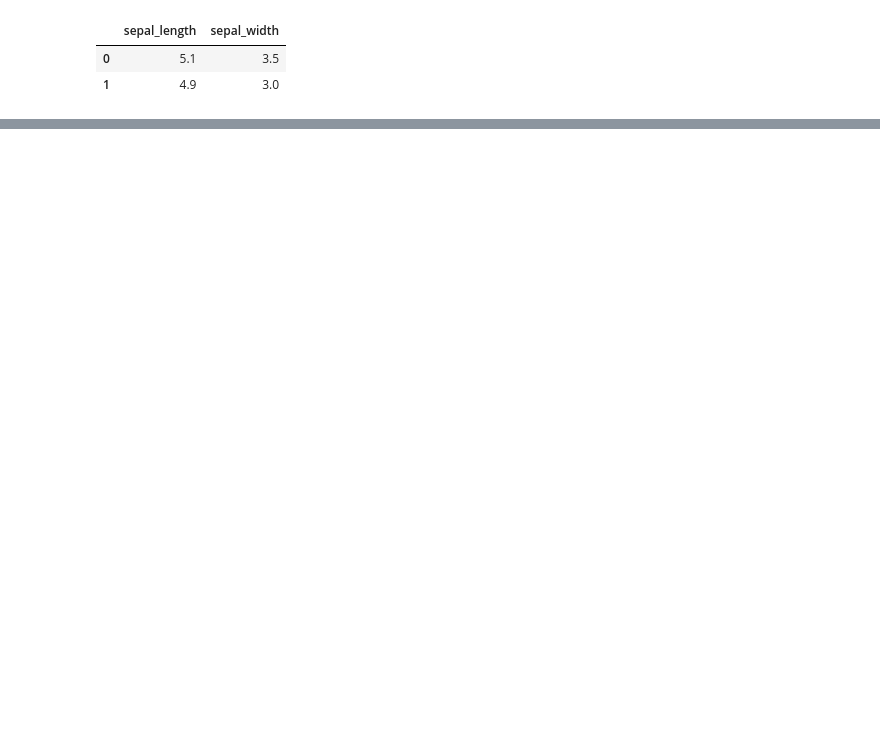
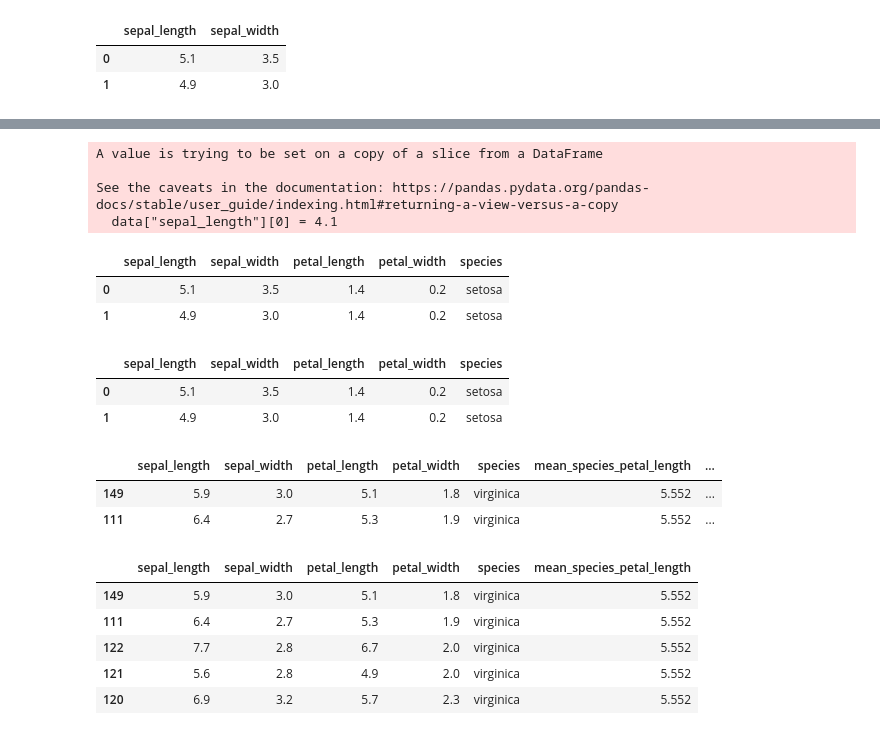
Before and after one commit to sahilsaxena21/PGP-DSBA-UTA, a Jupyter notebook: Master Reference Code.ipynb, the cells around one changed output, grey strips where cells are left out. Saved outputs shown, nothing was run; the diff lists cells and outputs as text; code cells hidden in the pictures; blank space fills up the shorter version.

```diff
--- a/Master Reference Code.ipynb
+++ b/Master Reference Code.ipynb
@@ -611,0 +783,64 @@ The dataset has 150 rows of observations and 5 columns.
+# %%
+#Like lists, series are also mutable. But its good practice to always use loc/iloc notation to change values.
+
+#notice the warning message if we don't use loc/iloc notation. We will talk more about this in class.
+data["sepal_length"][0] = 4.1
+# %% [output]
+A value is trying to be set on a copy of a slice from a DataFrame
+
+See the caveats in the documentation: https://pandas.pydata.org/pandas-docs/stable/user_guide/indexing.html#returning-a-view-versus-a-copy
+  data["sepal_length"][0] = 4.1
+# %%
+#lets now change the value back to the original value using iloc
+data.iloc[0,0] = 5.1
+# %%
+#change done. No warning message from above.
+data.head(2)
+# %% [output]
+|  | sepal_length | sepal_width | petal_length | petal_width | species |
+| 0 | 5.1 | 3.5 | 1.4 | 0.2 | setosa |
+| 1 | 4.9 | 3.0 | 1.4 | 0.2 | setosa |
+# %%
+data.head(2)
+# %% [output]
+|  | sepal_length | sepal_width | petal_length | petal_width | species |
+| 0 | 5.1 | 3.5 | 1.4 | 0.2 | setosa |
+| 1 | 4.9 | 3.0 | 1.4 | 0.2 | setosa |
+# %%
+#sorting
+
+#inplace = True means you want to update the dataframe. Otherwise, it simply prints the result without modifying the dataframe
+#ascending = False means you want the last entry first. Similar to ORDER BY DESC in SQL.
+
+data.sort_values(by = ["species"] ,inplace = True, ascending = False)
+# %%
+#add mean as a column
+#takes the mean petal_length of each species, adds it as a new column in original dataframe
+
+data["mean_species_petal_length"] = data.groupby("species")["petal_length"].transform("mean")
+# %%
+#it is not efficient to use for loop if you want to do some transformation to a dataframe.
+#here is a code snippet you can use to modify a dataframe as per your own function
+#in here x, represents a value within a specified dataframe column
+# generic syntax df["new_col_name"] = data["column_to_do_data_processing_on"].apply(lambda x: name_of_your_function(x))
+
+def multiply_10(x):
+    return x*10
+
+data["petal_length_times_10"] = data["petal_length"].apply(lambda x: multiply_10(x))
+data.head(2)
+# %% [output]
+|  | sepal_length | sepal_width | petal_length | petal_width | species | mean_species_petal_length | ... |
+| 149 | 5.9 | 3.0 | 5.1 | 1.8 | virginica | 5.552 | ... |
+| 111 | 6.4 | 2.7 | 5.3 | 1.9 | virginica | 5.552 | ... |
+# %%
+#drop column
+data.drop(["petal_length_times_10"], axis = 1, inplace = True)
+data.head()
+# %% [output]
+|  | sepal_length | sepal_width | petal_length | petal_width | species | mean_species_petal_length |
+| 149 | 5.9 | 3.0 | 5.1 | 1.8 | virginica | 5.552 |
+| 111 | 6.4 | 2.7 | 5.3 | 1.9 | virginica | 5.552 |
+| 122 | 7.7 | 2.8 | 6.7 | 2.0 | virginica | 5.552 |
+| 121 | 5.6 | 2.8 | 4.9 | 2.0 | virginica | 5.552 |
+| 120 | 6.9 | 3.2 | 5.7 | 2.3 | virginica | 5.552 |
```
Also changed, not shown: parts of 71 cells of this notebook.
